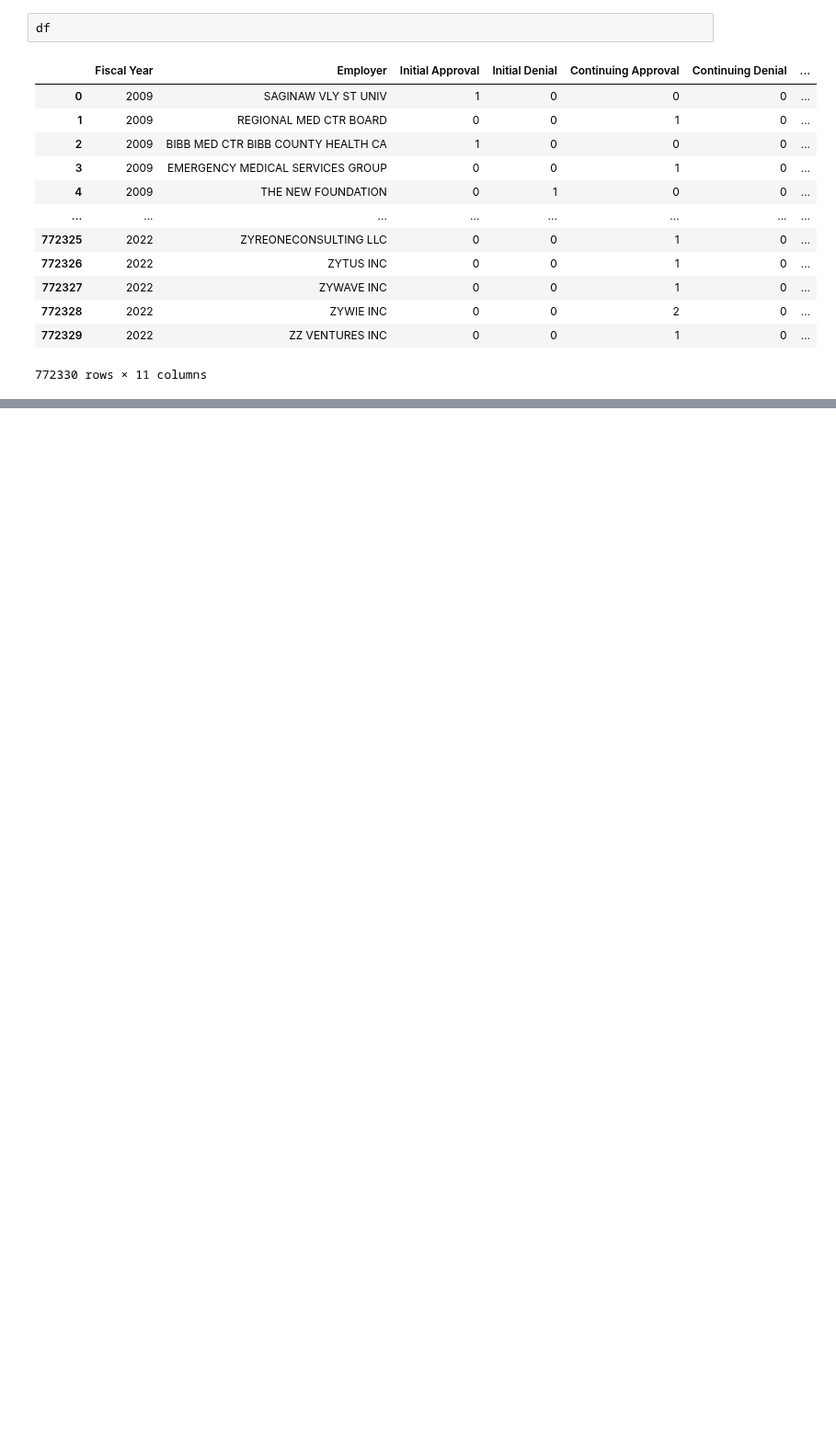
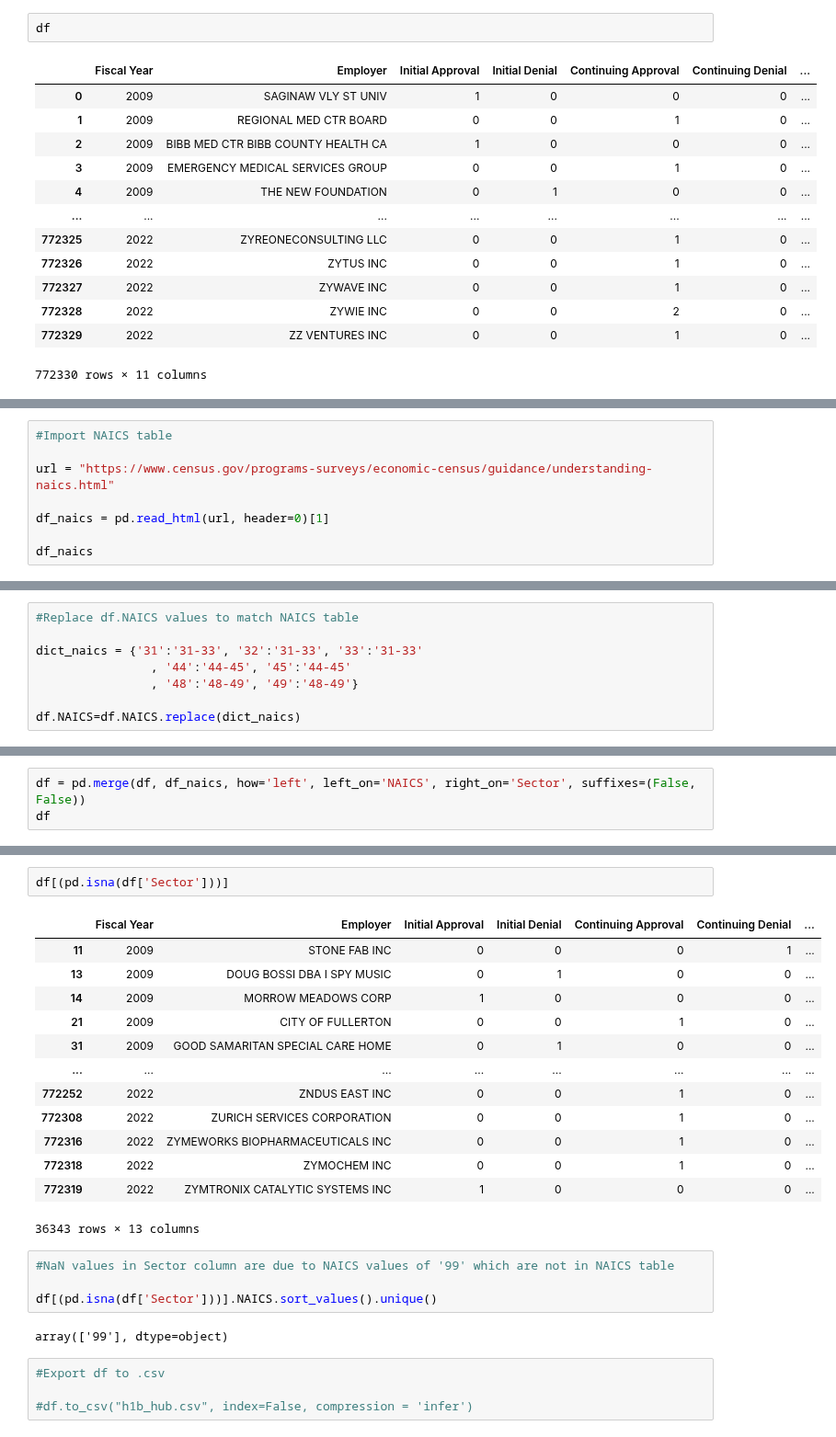
Before and after one commit to JohnBroberg/H1B_Hub, a Jupyter notebook: H1B Hub.ipynb, the cells around one changed output, grey strips where cells are left out. Shown at 92% size. Drawn from its saved outputs; the diff is of its cells as text; blank space fills up the shorter version.

```diff
--- a/H1B Hub.ipynb
+++ b/H1B Hub.ipynb
@@ -118,0 +176,8 @@ df
+# %%
+#Import NAICS table
+
+url = "https://www.census.gov/programs-surveys/economic-census/guidance/understanding-naics.html"
+
+df_naics = pd.read_html(url, header=0)[1]
+
+df_naics
@@ -118,0 +244,8 @@ df
+# %%
+#Replace df.NAICS values to match NAICS table
+
+dict_naics = {'31':'31-33', '32':'31-33', '33':'31-33'
+                , '44':'44-45', '45':'44-45'
+                , '48':'48-49', '49':'48-49'}
+
+df.NAICS=df.NAICS.replace(dict_naics)
@@ -118,0 +282,3 @@ df
+# %%
+df = pd.merge(df, df_naics, how='left', left_on='NAICS', right_on='Sector', suffixes=(False, False))
+df
@@ -118,0 +339,26 @@ df
+# %%
+df[(pd.isna(df['Sector']))]
+# %% [output]
+|  | Fiscal Year | Employer | Initial Approval | Initial Denial | Continuing Approval | Continuing Denial | ... |
+| 11 | 2009 | STONE FAB INC | 0 | 0 | 0 | 1 | ... |
+| 13 | 2009 | DOUG BOSSI DBA I SPY MUSIC | 0 | 1 | 0 | 0 | ... |
+| 14 | 2009 | MORROW MEADOWS CORP | 1 | 0 | 0 | 0 | ... |
+| 21 | 2009 | CITY OF FULLERTON | 0 | 0 | 1 | 0 | ... |
+| 31 | 2009 | GOOD SAMARITAN SPECIAL CARE HOME | 0 | 1 | 0 | 0 | ... |
+| ... | ... | ... | ... | ... | ... | ... | ... |
+| 772252 | 2022 | ZNDUS EAST INC | 0 | 0 | 1 | 0 | ... |
+| 772308 | 2022 | ZURICH SERVICES CORPORATION | 0 | 0 | 1 | 0 | ... |
+| 772316 | 2022 | ZYMEWORKS BIOPHARMACEUTICALS INC | 0 | 0 | 1 | 0 | ... |
+| 772318 | 2022 | ZYMOCHEM INC | 0 | 0 | 1 | 0 | ... |
+| 772319 | 2022 | ZYMTRONIX CATALYTIC SYSTEMS INC | 1 | 0 | 0 | 0 | ... |
+36343 rows × 13 columns
+# %%
+#NaN values in Sector column are due to NAICS values of '99' which are not in NAICS table
+
+df[(pd.isna(df['Sector']))].NAICS.sort_values().unique()
+# %% [output]
+array(['99'], dtype=object)
+# %%
+#Export df to .csv
+
+#df.to_csv("h1b_hub.csv", index=False, compression = 'infer')
```
Also changed, not shown: parts of 16 cells of this notebook.
